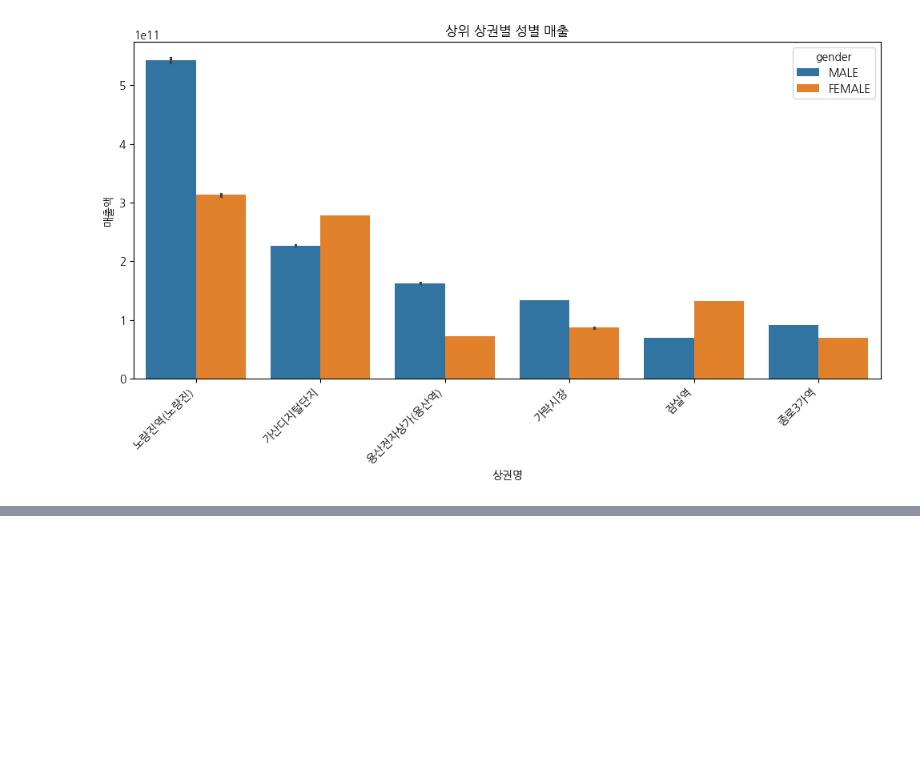
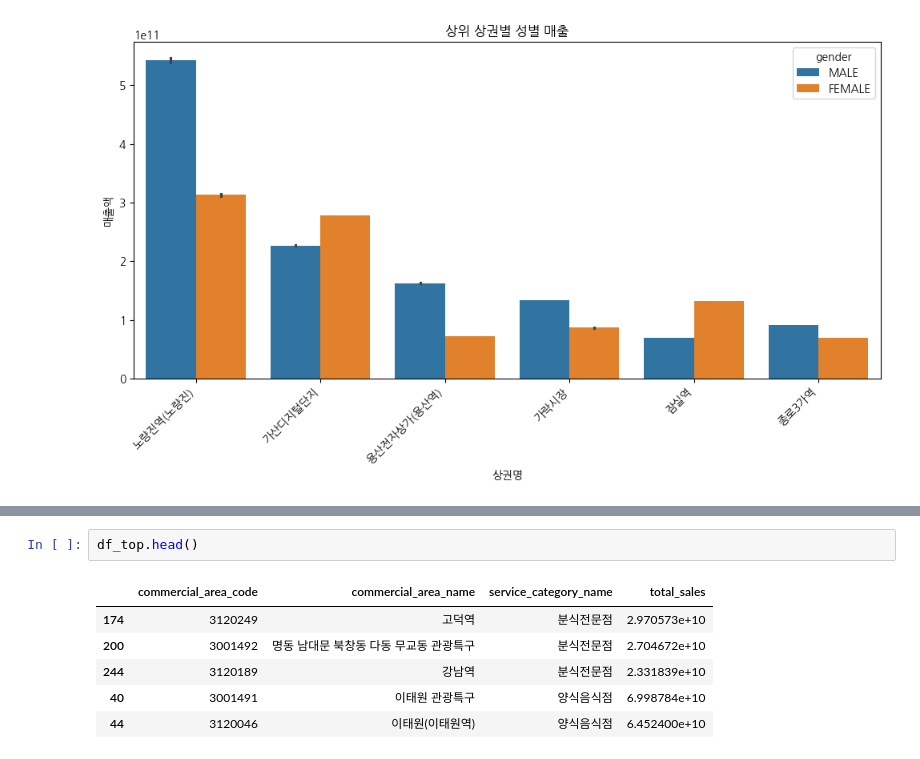
Before and after one commit to hyoinYang/eda-repo-4, a Jupyter notebook: src/eda/commercial_trait.ipynb, the cells around one changed output, grey strips where cells are left out. Drawn from its saved outputs; the diff is of its cells as text; blank space fills up the shorter version.

```diff
--- a/src/eda/commercial_trait.ipynb
+++ b/src/eda/commercial_trait.ipynb
@@ -284,0 +640,9 @@ plt.show()
+# %%
+df_top.head()
+# %% [output]
+|  | commercial_area_code | commercial_area_name | service_category_name | total_sales |
+| 174 | 3120249 | 고덕역 | 분식전문점 | 2.970573e+10 |
+| 200 | 3001492 | 명동 남대문 북창동 다동 무교동 관광특구 | 분식전문점 | 2.704672e+10 |
+| 244 | 3120189 | 강남역 | 분식전문점 | 2.331839e+10 |
+| 40 | 3001491 | 이태원 관광특구 | 양식음식점 | 6.998784e+10 |
+| 44 | 3120046 | 이태원(이태원역) | 양식음식점 | 6.452400e+10 |
```
Also changed, not shown: parts of 19 cells of this notebook.
